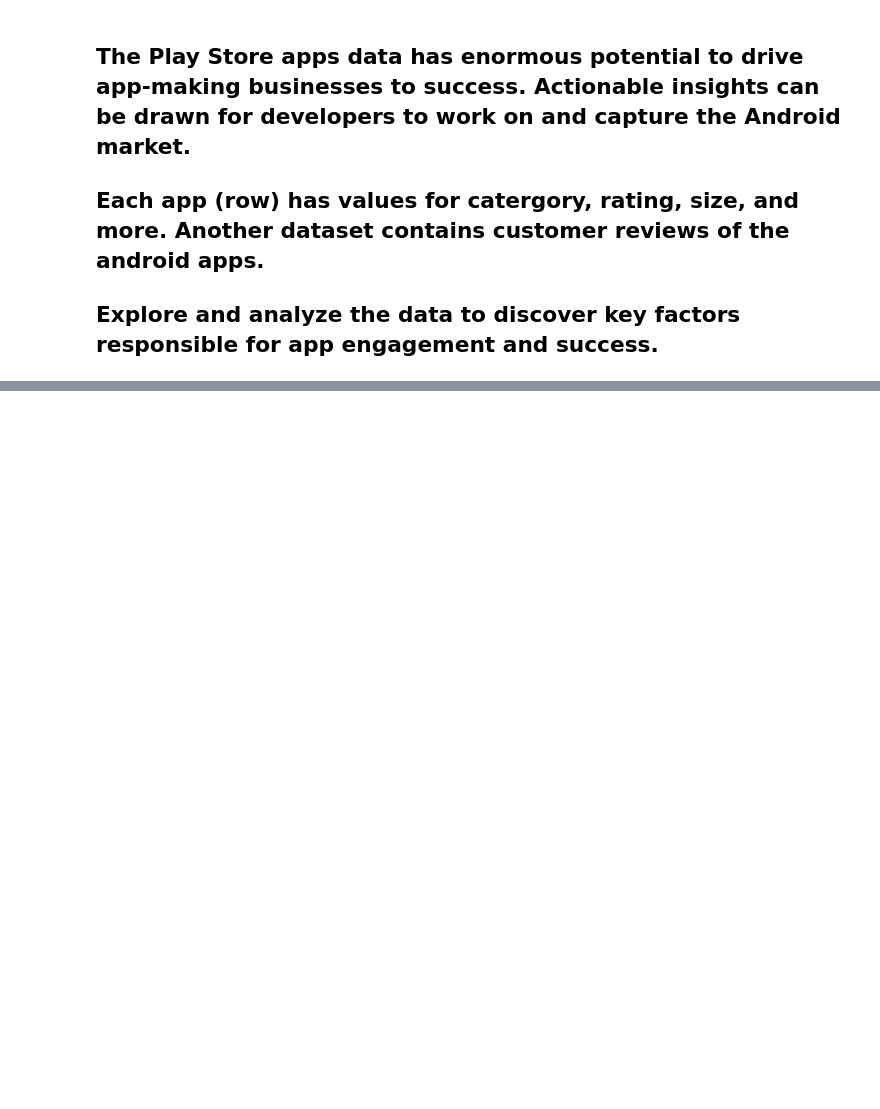
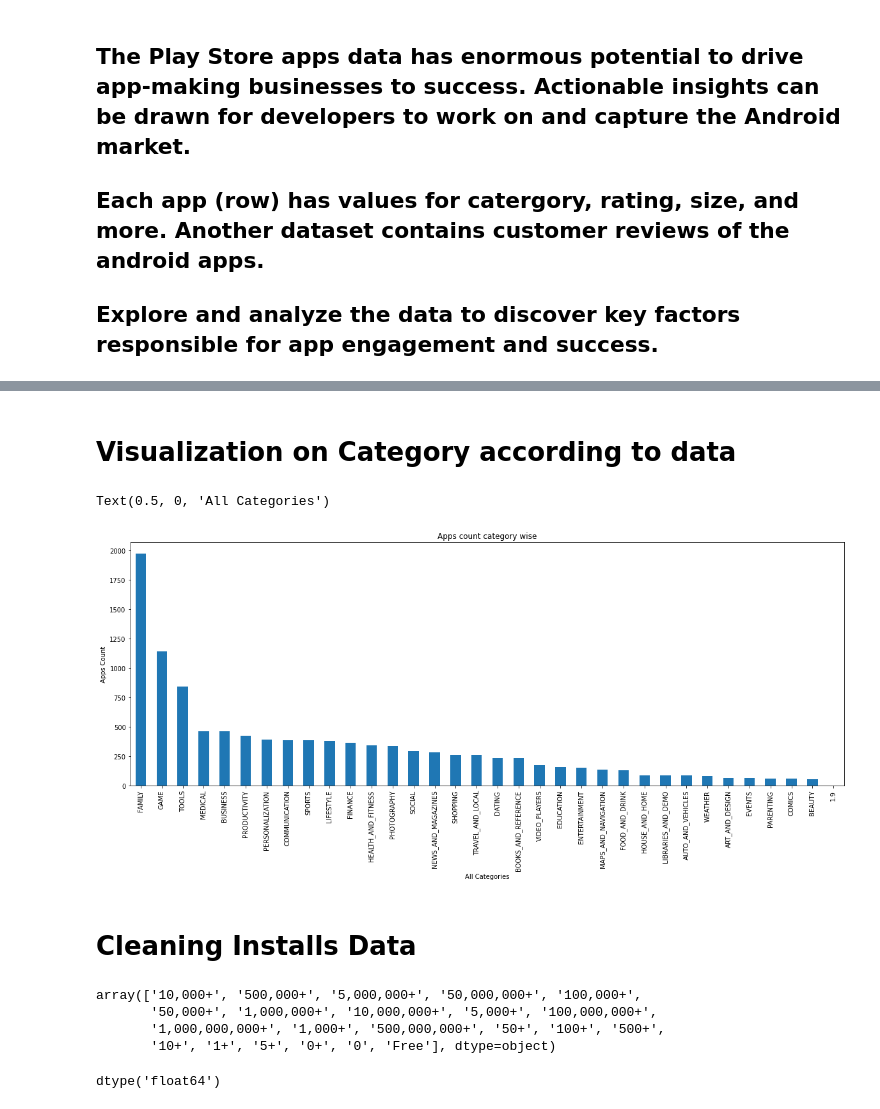
Before and after one commit to Sarasswati/playStore-data-analysis, a Jupyter notebook: Play_Store_App_Review_Analysis_Capstone_Project.ipynb, the cells around one changed output, grey strips where cells are left out. Cells and saved outputs as stored; diff of their text form; code cells hidden in the pictures; blank space fills up the shorter version.

```diff
--- a/Play_Store_App_Review_Analysis_Capstone_Project.ipynb
+++ b/Play_Store_App_Review_Analysis_Capstone_Project.ipynb
@@ -241,6 +8,0 @@ merged_df = merged_df.dropna(subset=['Sentiment', 'Translated_Review'])
-# %%
-sns.set_style('ticks')
-fig, ax = plt.subplots()
-fig.set_size_inches(11, 8)
-ax = sns.boxplot(x = 'Type', y = 'Sentiment_Polarity', data = merged_df)
-ax.set_title('Sentiment Polarity Distribution')
@@ -249,0 +22,6 @@ Text(0.5, 1.0, 'Sentiment Polarity Distribution')
+# %%
+#read csv to dataframe
+store_data = '/content/drive/MyDrive/Colab Notebooks/Capstone Project'
+store_df = pd.read_csv(store_data + '/Play Store Data.csv')
+
+userReview_df = pd.read_csv(store_data + '/User Reviews.csv')
@@ -249,0 +52,3 @@ Text(0.5, 1.0, 'Sentiment Polarity Distribution')
+# %%
+# copying store_df to store_df2
+store_df2 = store_df.copy()
@@ -249,0 +76,6 @@ Text(0.5, 1.0, 'Sentiment Polarity Distribution')
+# %%
+# by using it index value making category NaN
+store_df2.loc['10472'] = store_df2.loc[10472].shift()
+store_df2['App'].loc['10472'] = store_df2['Category'].loc['10472']
+store_df2['Category'].loc['10472'] = np.nan
+store_df2.loc['10472']
@@ -249,0 +110,34 @@ Text(0.5, 1.0, 'Sentiment Polarity Distribution')
+# %% [markdown]
+# **Visualization on Category according to data**
+# %%
+category = store_df2['Category'].value_counts()
+plt.rcParams['figure.figsize'] = (20, 7)
+category.plot(kind='bar')
+plt.title('Apps count category wise')
+plt.ylabel('Apps Count')
+plt.xlabel('All Categories')
+# %% [output]
+Text(0.5, 0, 'All Categories')
+[figure, added]
+# %% [markdown]
+# **Cleaning Installs Data**
+# %%
+# Getting unique value of Install columnn
+store_df2['Installs'].unique()
+# %% [output]
+array(['10,000+', '500,000+', '5,000,000+', '50,000,000+', '100,000+',
+       '50,000+', '1,000,000+', '10,000,000+', '5,000+', '100,000,000+',
+       '1,000,000,000+', '1,000+', '500,000,000+', '50+', '100+', '500+',
+       '10+', '1+', '5+', '0+', '0', 'Free'], dtype=object)
+# %%
+# Cleaning the value by replacing '+' with ''
+store_df2['Installs'] = store_df2.Installs.str.replace('+','')
+# Cleaning the value by replacing ',' with ''
+store_df2['Installs'] = store_df2.Installs.str.replace(',','')
+# Cleaning the value by replacing string 'Free' with NaN
+store_df2['Installs'] = store_df2.Installs.replace("Free",'0')
+# Converting object to float type
+store_df2['Installs'] = store_df2['Installs'].astype(float)
+store_df2['Installs'].dtype
+# %% [output]
+dtype('float64')
```
Also changed, not shown: parts of 56 cells of this notebook.
